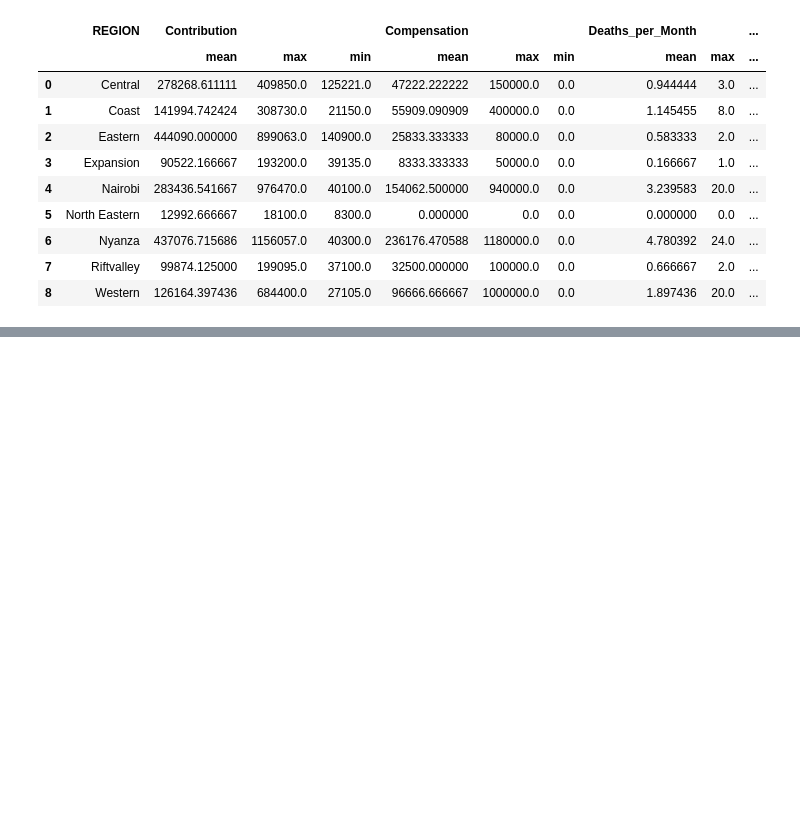
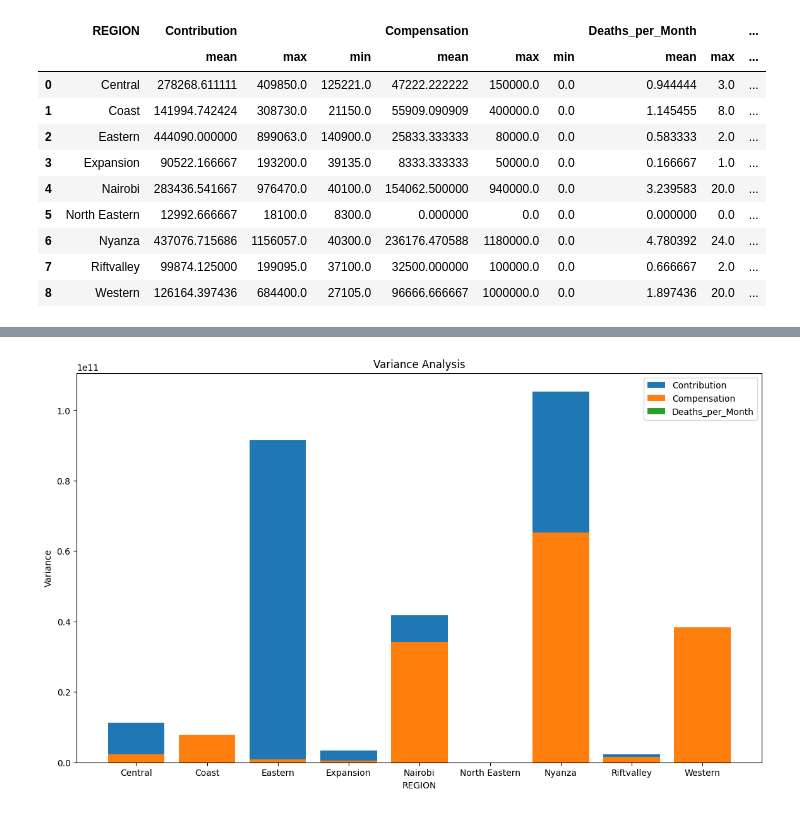
Before and after one commit to stevejj4/Data-Cleaning, a Jupyter notebook: SUN_Report.ipynb, the cells around one changed output, grey strips where cells are left out. Drawn from its saved outputs; the diff is of its cells as text; code cells hidden in the pictures; blank space fills up the shorter version.

```diff
--- a/SUN_Report.ipynb
+++ b/SUN_Report.ipynb
@@ -356,0 +375,13 @@ metrics
+# %%
+variance = df.groupby('REGION')[['Contribution', 'Compensation', 'Deaths_per_Month']].var().reset_index()
+plt.figure(figsize=(14, 8))
+plt.bar(variance['REGION'], variance['Contribution'], label='Contribution')
+plt.bar(variance['REGION'], variance['Compensation'], label='Compensation')
+plt.bar(variance['REGION'], variance['Deaths_per_Month'], label='Deaths_per_Month')
+plt.xlabel('REGION')
+plt.ylabel('Variance')
+plt.title('Variance Analysis')
+plt.legend()
+plt.show()
+# %% [output]
+[figure, added]
```
Also changed, not shown: parts of 2 cells of this notebook.
